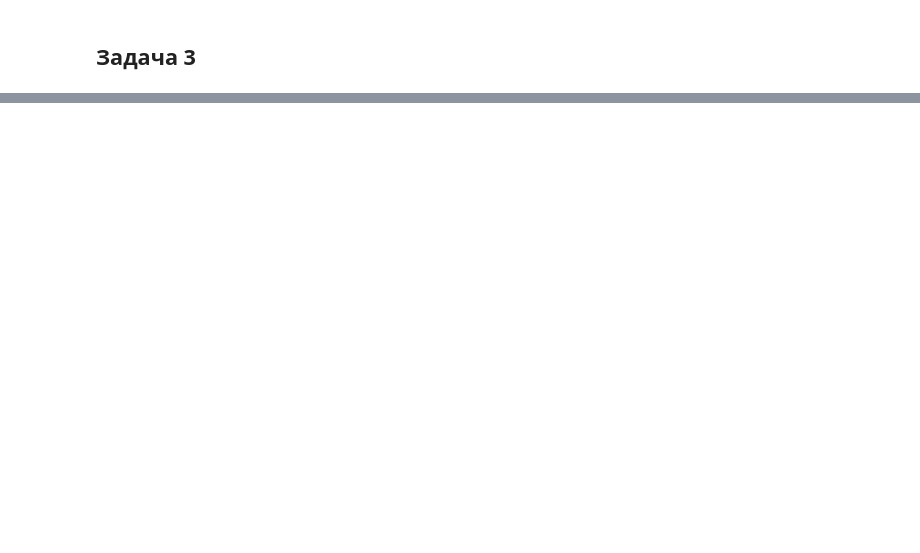
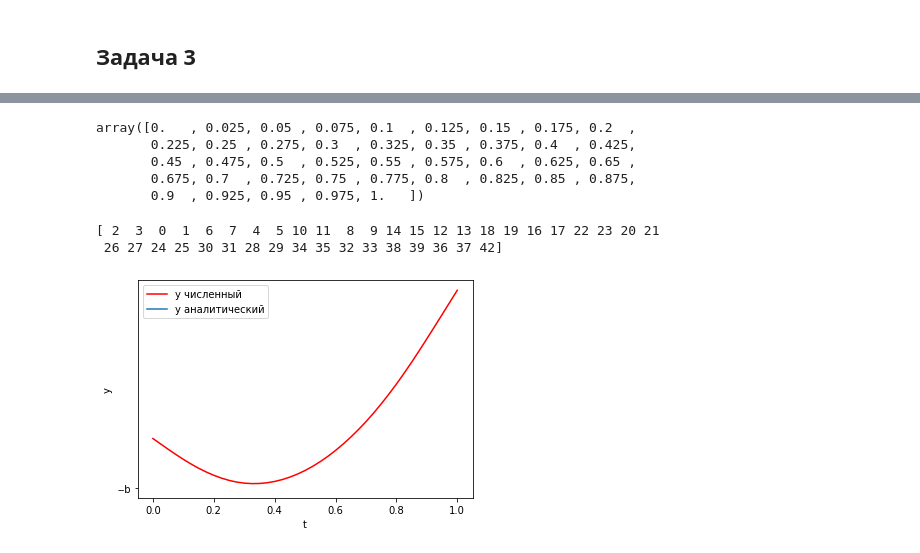
Before and after one commit to sbvasilyev/doef_old, a Jupyter notebook: var_calc/sem_1.ipynb, the cells around one changed output, grey strips where cells are left out. Drawn from its saved outputs; the diff is of its cells as text; code cells hidden in the pictures; blank space fills up the shorter version.

```diff
--- a/var_calc/sem_1.ipynb
+++ b/var_calc/sem_1.ipynb
@@ -279,0 +348,44 @@ plt.show()
+# %%
+num_of_fractions = 41
+t = np.linspace(0, 1, num_of_fractions)
+dt = t[1] - t[0]
+t
+# %% [output]
+array([0.   , 0.025, 0.05 , 0.075, 0.1  , 0.125, 0.15 , 0.175, 0.2  ,
+       0.225, 0.25 , 0.275, 0.3  , 0.325, 0.35 , 0.375, 0.4  , 0.425,
+       0.45 , 0.475, 0.5  , 0.525, 0.55 , 0.575, 0.6  , 0.625, 0.65 ,
+       0.675, 0.7  , 0.725, 0.75 , 0.775, 0.8  , 0.825, 0.85 , 0.875,
+       0.9  , 0.925, 0.95 , 0.975, 1.   ])
+# %%
+y0 = np.array([x^2 for x in range(0, num_of_fractions)])
+bounds = [(None, None) for x in range(0, num_of_fractions)]
+bounds[0], bounds[-1] = (1.0, 1.0), (4.0, 4.0)
+print(y0)
+# %% [output]
+[ 2  3  0  1  6  7  4  5 10 11  8  9 14 15 12 13 18 19 16 17 22 23 20 21
+ 26 27 24 25 30 31 28 29 34 35 32 33 38 39 36 37 42]
+# %%
+def f(y):
+    return np.sum(y[1:] * (((y[1:] - y[:-1]) / dt) ** 2), axis=0)
+# %%
+
+def f(y):
+  dy = (y[1:] - y[:-1]) / dt
+  d2y = (dy[1:] - dy[:-1]) / dt
+  return np.sum(d2y**2, axis = 0)
+
+y0 = [.5 for x in range(0, num_of_fractions)]
+bounds = [(None, None) for x in range(0, num_of_fractions)]
+bounds[0], bounds[-1] = (1.0, 1.0), (4.0, 4.0)
+
+
+res = minimize(f, y0, method='l-bfgs-b', bounds=bounds)
+
+# Построим график и убедимся, что численное и аналитическое решения совпали
+plt.plot(t, res.x, 'r', '--b')
+plt.xlabel('t')
+plt.ylabel('y')
+plt.legend(('y численный', 'y аналитический'))
+plt.show()
+# %% [output]
+[figure, added]
```
Also changed, not shown: parts of 20 cells of this notebook.
